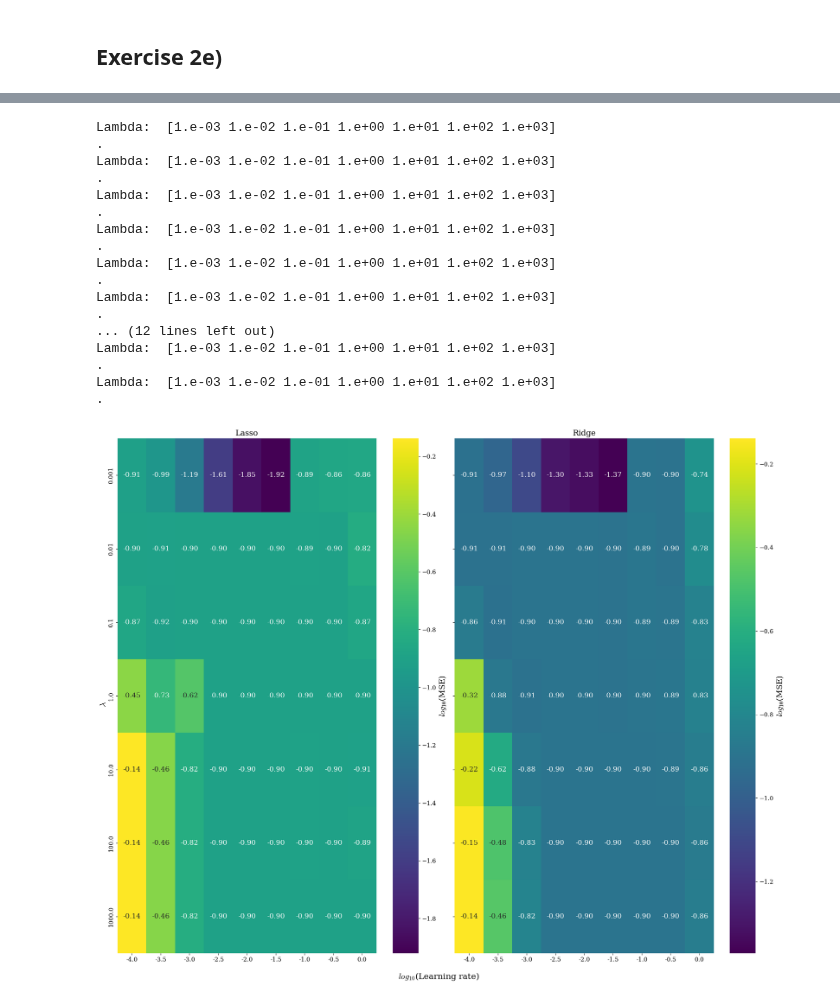
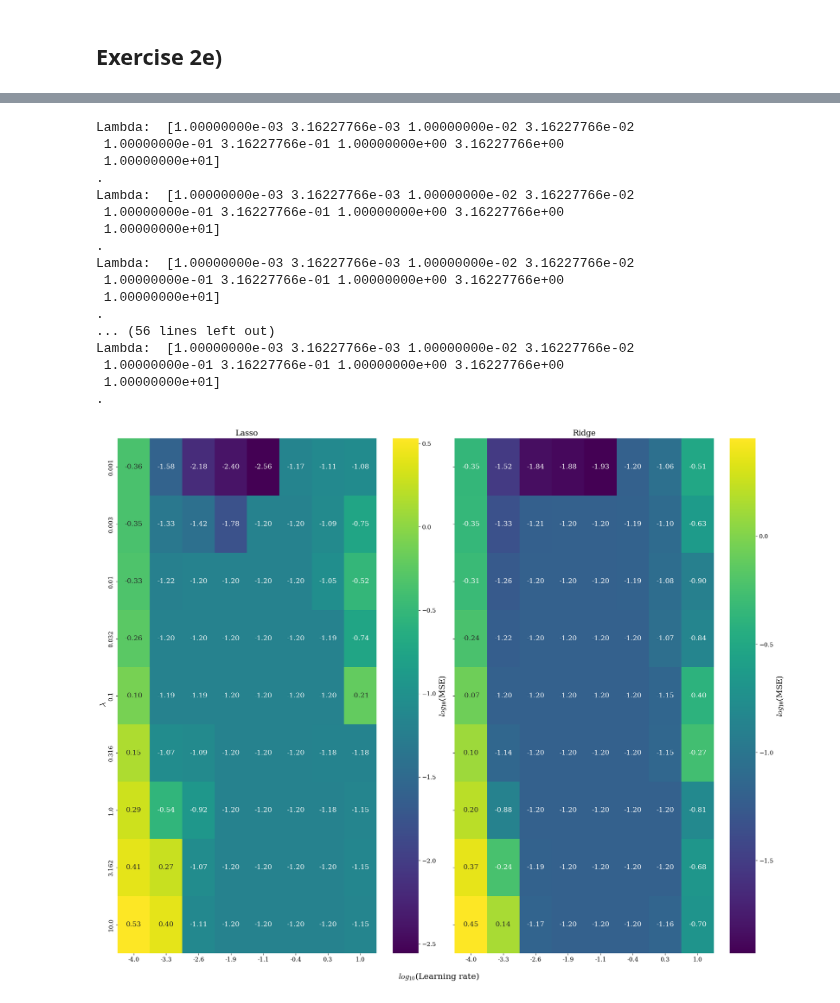
Before and after one commit to HeineEH/FYS-STK3155_Project2, a Jupyter notebook: code/exercise_2e.ipynb, the cells around one changed output, grey strips where cells are left out. Saved outputs shown, nothing was run; the diff lists cells and outputs as text; code cells hidden in the pictures.

```diff
--- a/code/exercise_2e.ipynb
+++ b/code/exercise_2e.ipynb
@@ -31,7 +28,7 @@ The autoreload extension is already loaded. To reload it, use:
 np.random.seed(124)
 
 n = 300
-x, y = generate_dataset(n)
+x, y = generate_dataset(num=n)
 x_train, x_test, y_train, y_test = train_test_split(x, y,test_size=0.2,random_state=44)
 
 # Scale dataset
@@ -40,9 +37,6 @@ x_train_scaled = scaler.fit_transform(x_train)
 x_test_scaled = scaler.transform(x_test)
 y_mean = y_train.mean()
 # %%
-nodes = list(range(4,41,9))
-hidden_layers = [2,4,6]
-
 activation_funcs = [
     ("Sigmoid", Sigmoid()),
     ("ReLU", ReLU()),
@@ -54,15 +48,15 @@ regularization_types = [
     ("Ridge","L2")
 ]
 
-training_methods = ("SGD", StochasticGradientDescent, (-4, 0))
+training_methods = ("SGD", StochasticGradientDescent, (-4, 1))
 step_methods = ("ADAM", AdamStep(0, 0.9, 0.999))
 # %%
-n_learning_rates = 9
+n_learning_rates = 8
 iterations = 3000
-lamb_vals = np.logspace(-3,3,7)
+lamb_vals = np.logspace(-3,1,9)
 all_mse_data = np.zeros((len(lamb_vals), len(regularization_types), n_learning_rates))
-n_layers = 4
-n_nodes = 13
+n_layers = 3
+n_nodes = 40
 activation_func = Sigmoid()
 
 # Analyze mse vs. learning rate and number of nodes for different numbers of hidden layers and activation functions.
@@ -77,7 +71,8 @@ for i, lamb in enumerate(lamb_vals):
                 network_input_size = 1,
                 layer_output_sizes = [n_nodes]*n_layers + [1],
                 activation_funcs = [activation_func]*n_layers + [Identity()],
-                cost_fun = MSE(regularization = regularization,lambd = lamb)
+                cost_fun = MSE(regularization = regularization,lambd = lamb),
+                layers_random_state = 23
                 )
 
         np.random.seed(124)
@@ -96,45 +91,45 @@ for i, lamb in enumerate(lamb_vals):
         print(".")
         all_mse_data[i][j] = mse_data
 # %% [output]
-Lambda:  [1.e-03 1.e-02 1.e-01 1.e+00 1.e+01 1.e+02 1.e+03]
+Lambda:  [1.00000000e-03 3.16227766e-03 1.00000000e-02 3.16227766e-02
+ 1.00000000e-01 3.16227766e-01 1.00000000e+00 3.16227766e+00
+ 1.00000000e+01]
 .
-Lambda:  [1.e-03 1.e-02 1.e-01 1.e+00 1.e+01 1.e+02 1.e+03]
+Lambda:  [1.00000000e-03 3.16227766e-03 1.00000000e-02 3.16227766e-02
+ 1.00000000e-01 3.16227766e-01 1.00000000e+00 3.16227766e+00
+ 1.00000000e+01]
 .
-Lambda:  [1.e-03 1.e-02 1.e-01 1.e+00 1.e+01 1.e+02 1.e+03]
+Lambda:  [1.00000000e-03 3.16227766e-03 1.00000000e-02 3.16227766e-02
+ 1.00000000e-01 3.16227766e-01 1.00000000e+00 3.16227766e+00
+ 1.00000000e+01]
 .
-Lambda:  [1.e-03 1.e-02 1.e-01 1.e+00 1.e+01 1.e+02 1.e+03]
+... (56 lines left out)
+Lambda:  [1.00000000e-03 3.16227766e-03 1.00000000e-02 3.16227766e-02
+ 1.00000000e-01 3.16227766e-01 1.00000000e+00 3.16227766e+00
+ 1.00000000e+01]
 .
-Lambda:  [1.e-03 1.e-02 1.e-01 1.e+00 1.e+01 1.e+02 1.e+03]
-.
-Lambda:  [1.e-03 1.e-02 1.e-01 1.e+00 1.e+01 1.e+02 1.e+03]
-.
-... (12 lines left out)
-Lambda:  [1.e-03 1.e-02 1.e-01 1.e+00 1.e+01 1.e+02 1.e+03]
-.
-Lambda:  [1.e-03 1.e-02 1.e-01 1.e+00 1.e+01 1.e+02 1.e+03]
-.
 # %%
 # Plot MSE vs. learning rates for each model
 
 import seaborn as sns
 
 fig, axes = plt.subplots(1, len(regularization_types), figsize=(20, 16), sharey=True)
 for i,(name,regularization_type) in enumerate(regularization_types):
     mse_data = all_mse_data[:,i,:]
     sns.heatmap(
         np.log10(np.array(mse_data)),
         ax = axes[i],
         fmt=".2f",
         annot=True,
         cmap="viridis",
-        xticklabels=np.log10(np.array(learning_rates)),
-        yticklabels=lamb_vals,cbar_kws={"label": r"$log_{10}$(MSE)"}
+        xticklabels=np.round(np.log10(np.array(learning_rates)),1),
+        yticklabels=np.round(lamb_vals,3),cbar_kws={"label": r"$log_{10}$(MSE)"}
         )
     axes[i].set_title(f"{name}")
 
 fig.supxlabel(r"$log_{10}$(Learning rate)")
 fig.supylabel(r"$\lambda$")
-plt.savefig("../figs/mse_vs_lr_nodes.pdf")
+plt.savefig("../figs/mse_vs_lr_nodes_reg(2).pdf")
 plt.show()
 # %% [output]
-[figure, old version]
+[figure, new version]
```
Also changed, not shown: parts of 3 cells of this notebook, 7 other files.
